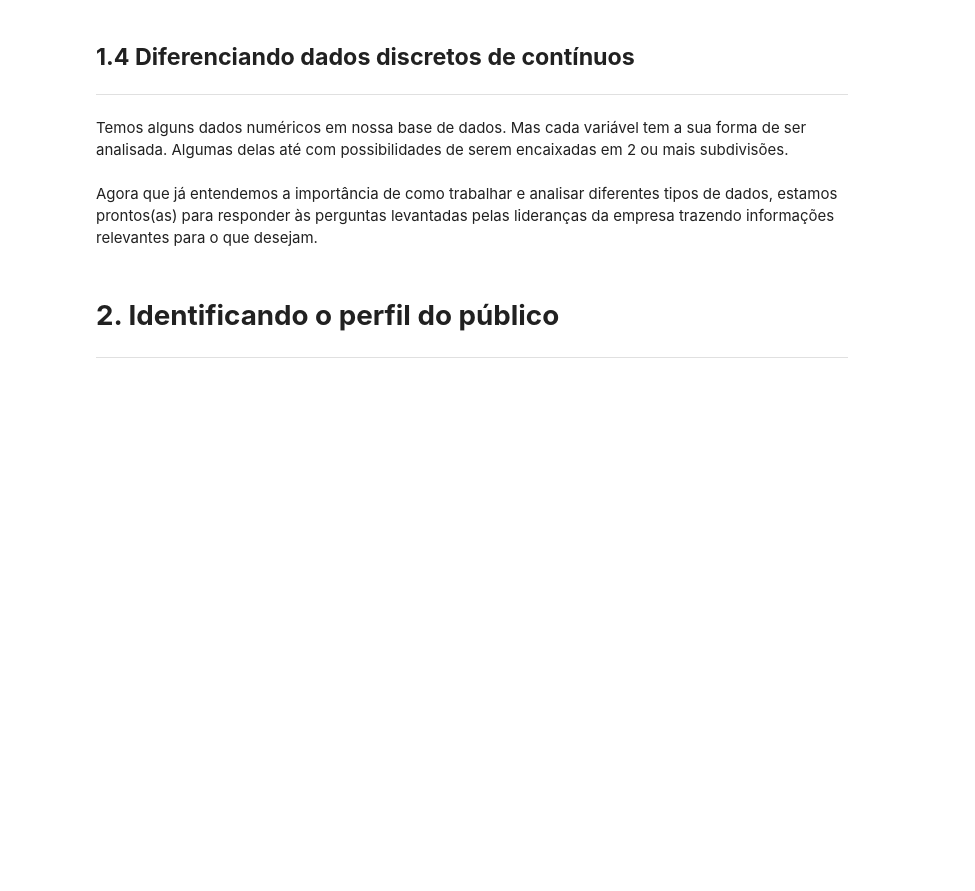
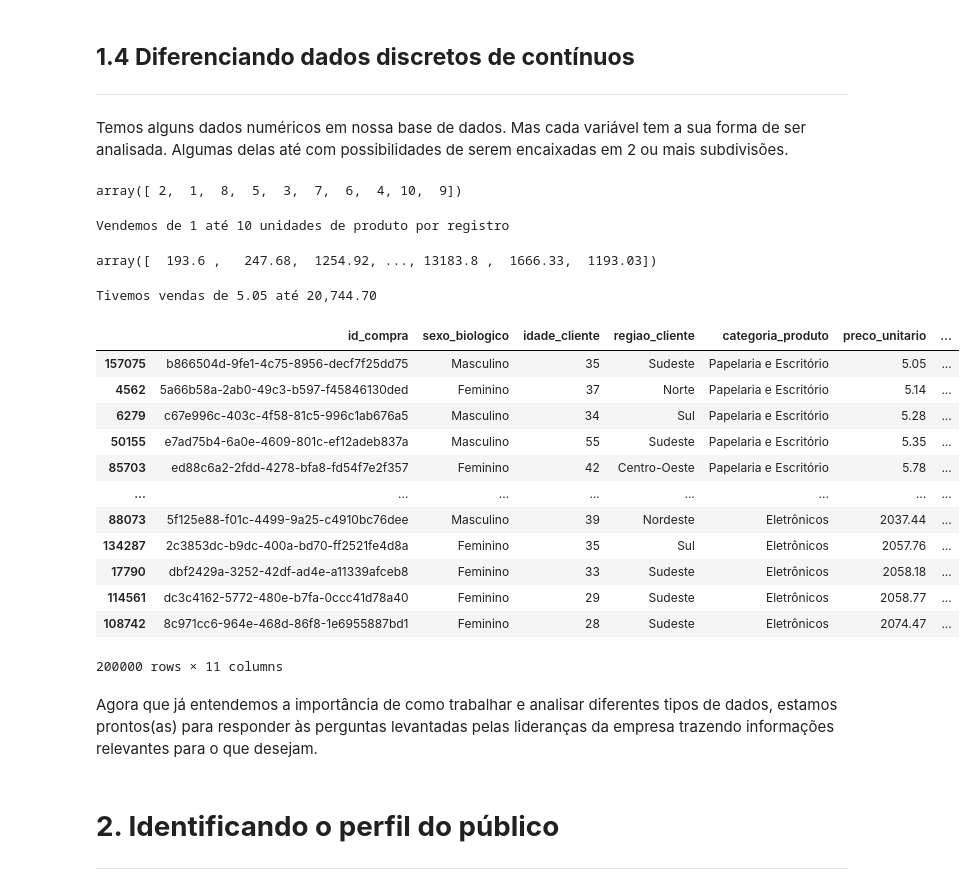
Before and after one commit to lggugs/python, a Jupyter notebook: python_frequencias_e_medidas.ipynb, the cells around one changed output. Cells and saved outputs as stored; diff of their text form; code cells hidden in the pictures; blank space fills up the shorter version.

Commit message:
Ordenando os dados por 'total_compra'

```diff
--- a/python_frequencias_e_medidas.ipynb
+++ b/python_frequencias_e_medidas.ipynb
@@ -207,6 +210,38 @@ Passando por alguns exemplos de variáveis qualitativas em nosso dado. Mas que t
 ---
 # %% [markdown]
 Temos alguns dados numéricos em nossa base de dados. Mas cada variável  tem a sua forma de ser analisada. Algumas delas até com possibilidades de serem encaixadas em 2 ou mais subdivisões.
+# %%
+df['quantidade'].unique()
+# %% [output]
+array([ 2,  1,  8,  5,  3,  7,  6,  4, 10,  9])
+# %%
+print(f"Vendemos de {min(df['quantidade'])} até {max(df['quantidade'])} unidades de produto por registro")
+# %% [output]
+Vendemos de 1 até 10 unidades de produto por registro
+# %%
+df['total_compra'].unique()
+# %% [output]
+array([  193.6 ,   247.68,  1254.92, ..., 13183.8 ,  1666.33,  1193.03])
+# %%
+print(f"Tivemos vendas de {min(df['total_compra']):,.2f} até {max(df['total_compra']):,.2f}")
+# %% [output]
+Tivemos vendas de 5.05 até 20,744.70
+# %%
+df.sort_values(by='total_compra')
+# %% [output]
+|  | id_compra | sexo_biologico | idade_cliente | regiao_cliente | categoria_produto | preco_unitario | ... |
+| 157075 | b866504d-9fe1-4c75-8956-decf7f25dd75 | Masculino | 35 | Sudeste | Papelaria e Escritório | 5.05 | ... |
+| 4562 | 5a66b58a-2ab0-49c3-b597-f45846130ded | Feminino | 37 | Norte | Papelaria e Escritório | 5.14 | ... |
+| 6279 | c67e996c-403c-4f58-81c5-996c1ab676a5 | Masculino | 34 | Sul | Papelaria e Escritório | 5.28 | ... |
+| 50155 | e7ad75b4-6a0e-4609-801c-ef12adeb837a | Masculino | 55 | Sudeste | Papelaria e Escritório | 5.35 | ... |
+| 85703 | ed88c6a2-2fdd-4278-bfa8-fd54f7e2f357 | Feminino | 42 | Centro-Oeste | Papelaria e Escritório | 5.78 | ... |
+| ... | ... | ... | ... | ... | ... | ... | ... |
+| 88073 | 5f125e88-f01c-4499-9a25-c4910bc76dee | Masculino | 39 | Nordeste | Eletrônicos | 2037.44 | ... |
+| 134287 | 2c3853dc-b9dc-400a-bd70-ff2521fe4d8a | Feminino | 35 | Sul | Eletrônicos | 2057.76 | ... |
+| 17790 | dbf2429a-3252-42df-ad4e-a11339afceb8 | Feminino | 33 | Sudeste | Eletrônicos | 2058.18 | ... |
+| 114561 | dc3c4162-5772-480e-b7fa-0ccc41d78a40 | Feminino | 29 | Sudeste | Eletrônicos | 2058.77 | ... |
+| 108742 | 8c971cc6-964e-468d-86f8-1e6955887bd1 | Feminino | 28 | Sudeste | Eletrônicos | 2074.47 | ... |
+200000 rows × 11 columns
 # %% [markdown]
 Agora que já entendemos a importância de como trabalhar e analisar diferentes tipos de dados, estamos prontos(as) para responder às perguntas levantadas pelas lideranças da empresa trazendo informações relevantes para o que desejam.
 # %% [markdown]
```
Also changed, not shown: parts of 1 cell of this notebook.
